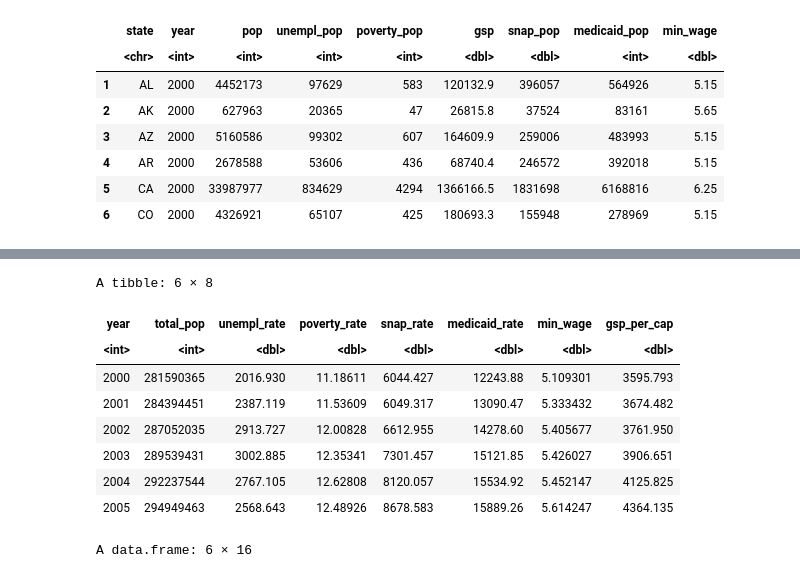
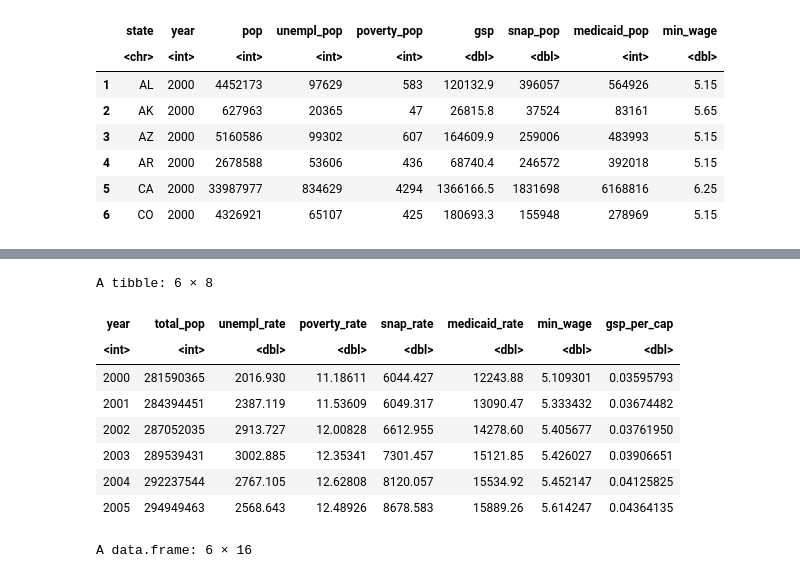
Before and after one commit to amberteetsel/opioid-crisis, a Jupyter notebook: src/data_collection.ipynb, the cells around one changed output, grey strips where cells are left out. Drawn from its saved outputs; the diff is of its cells as text; code cells hidden in the pictures.

```diff
--- a/src/data_collection.ipynb
+++ b/src/data_collection.ipynb
@@ -200,32 +205,32 @@ A grouped_df: 6 × 9
 # %%
 # Aggregate to the U.S. level, weighted averages
 uk_us <- uk_raw %>%
     group_by(year) %>%
     summarize(
         state = "United States",
         total_pop = sum(pop, na.rm = TRUE),
         unempl_rate = (sum(unempl_pop, na.rm = TRUE) / total_pop) * 100000,
         poverty_rate = (sum(poverty_pop, na.rm = TRUE) / total_pop * 100000),
         snap_rate = (sum(snap_pop, na.rm = TRUE) / total_pop) * 100000,
         medicaid_rate = (sum(medicaid_pop, na.rm = TRUE) / total_pop) * 100000,
         min_wage = sum(min_wage * pop, na.rm=TRUE) / total_pop,
         gsp = sum(gsp, na.rm = TRUE)
     )
 
 uk_us <- uk_us[, c("year", "total_pop", "unempl_rate", "poverty_rate", "snap_rate", "medicaid_rate", "min_wage", "gsp")]
-uk_us$gsp_per_cap = (uk_us$gsp / uk_us$total_pop) * 100000
+uk_us$gsp_per_cap = (uk_us$gsp / uk_us$total_pop)
 uk_us <- uk_us[, c("year", "total_pop", "unempl_rate", "poverty_rate", "snap_rate", "medicaid_rate", "min_wage", "gsp_per_cap")]
 head(uk_us)
 # %% [output]
 A tibble: 6 × 8
 | year | total_pop | unempl_rate | poverty_rate | snap_rate | medicaid_rate | min_wage | gsp_per_cap |
 | <int> | <int> | <dbl> | <dbl> | <dbl> | <dbl> | <dbl> | <dbl> |
-| 2000 | 281590365 | 2016.930 | 11.18611 | 6044.427 | 12243.88 | 5.109301 | 3595.793 |
-| 2001 | 284394451 | 2387.119 | 11.53609 | 6049.317 | 13090.47 | 5.333432 | 3674.482 |
-| 2002 | 287052035 | 2913.727 | 12.00828 | 6612.955 | 14278.60 | 5.405677 | 3761.950 |
-| 2003 | 289539431 | 3002.885 | 12.35341 | 7301.457 | 15121.85 | 5.426027 | 3906.651 |
-| 2004 | 292237544 | 2767.105 | 12.62808 | 8120.057 | 15534.92 | 5.452147 | 4125.825 |
-| 2005 | 294949463 | 2568.643 | 12.48926 | 8678.583 | 15889.26 | 5.614247 | 4364.135 |
+| 2000 | 281590365 | 2016.930 | 11.18611 | 6044.427 | 12243.88 | 5.109301 | 0.03595793 |
+| 2001 | 284394451 | 2387.119 | 11.53609 | 6049.317 | 13090.47 | 5.333432 | 0.03674482 |
+| 2002 | 287052035 | 2913.727 | 12.00828 | 6612.955 | 14278.60 | 5.405677 | 0.03761950 |
+| 2003 | 289539431 | 3002.885 | 12.35341 | 7301.457 | 15121.85 | 5.426027 | 0.03906651 |
+| 2004 | 292237544 | 2767.105 | 12.62808 | 8120.057 | 15534.92 | 5.452147 | 0.04125825 |
+| 2005 | 294949463 | 2568.643 | 12.48926 | 8678.583 | 15889.26 | 5.614247 | 0.04364135 |
 # %%
 # Join Data on Year
 df_final_us = nchs_us %>%
```
Also changed, not shown: parts of 8 cells of this notebook, 4 other files.
